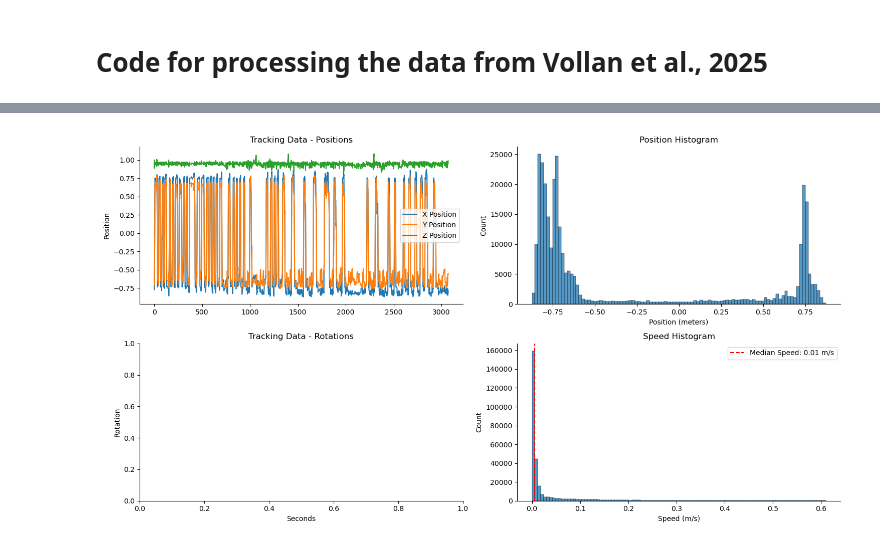
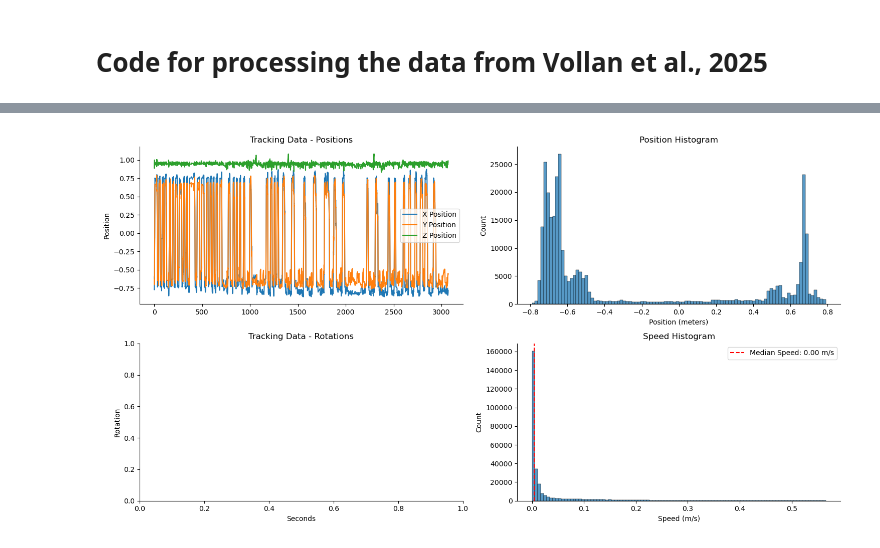
Before and after one commit to Sid-Rafilson-1617/poor-man-GPLVM, a Jupyter notebook: moser_data_decoding_model.ipynb, the cells around one changed output, grey strips where cells are left out. Cells and saved outputs as stored; diff of their text form; code cells hidden in the pictures.

```diff
--- a/moser_data_decoding_model.ipynb
+++ b/moser_data_decoding_model.ipynb
@@ -323,36 +343,36 @@ spike_count_matrix, time_bins, units, x_win, y_win, z_win = preprocess_moser_dat
 # %%
-pos_raw = x_win
+pos_raw = y_win
 speed = np.abs(np.gradient(pos_raw) / np.gradient(time_bins))  # speed in m/s
 
 
 # Plotting the tracking data
 fig, axs = plt.subplots(2, 2, figsize=(15,8))
 
 sns.lineplot(ax=axs[0,0], x=time_bins, y=x_win, label='X Position')
 sns.lineplot(ax=axs[0,0], x=time_bins, y=y_win, label='Y Position')
 sns.lineplot(ax=axs[0,0], x=time_bins, y=z_win, label='Z Position')
 axs[0,0].set_ylabel('Position')
 axs[0,0].set_title('Tracking Data - Positions')
 
 axs[1, 0].set_xlabel('Seconds')
 axs[1, 0].set_ylabel('Rotation')
 axs[1, 0].set_title('Tracking Data - Rotations')
 
 sns.histplot(ax=axs[0, 1], x=pos_raw, bins=100)
 axs[0, 1].set_xlabel('Position (meters)')
 axs[0, 1].set_ylabel('Count')
 axs[0, 1].set_title(f'Position Histogram')
 
 sns.histplot(ax=axs[1, 1], x=speed[speed < np.percentile(speed, 99)], bins=100)
 axs[1, 1].set_xlabel('Speed (m/s)')
 axs[1, 1].set_ylabel('Count')
 axs[1, 1].set_title('Speed Histogram')
 axs[1, 1].axvline(x = np.median(speed), color='red', linestyle='--', label=f'Median Speed: {np.median(speed):.2f} m/s')
 axs[1, 1].legend()
 sns.despine()
 plt.tight_layout()
 #plt.savefig(os.path.join(FIG_DIR, "tracking_data.png"), dpi=300)
 plt.show()
 # %% [output]
-[figure, old version]
+[figure, new version]
 # %%
```
Also changed, not shown: parts of 12 cells of this notebook, 3 other files.
